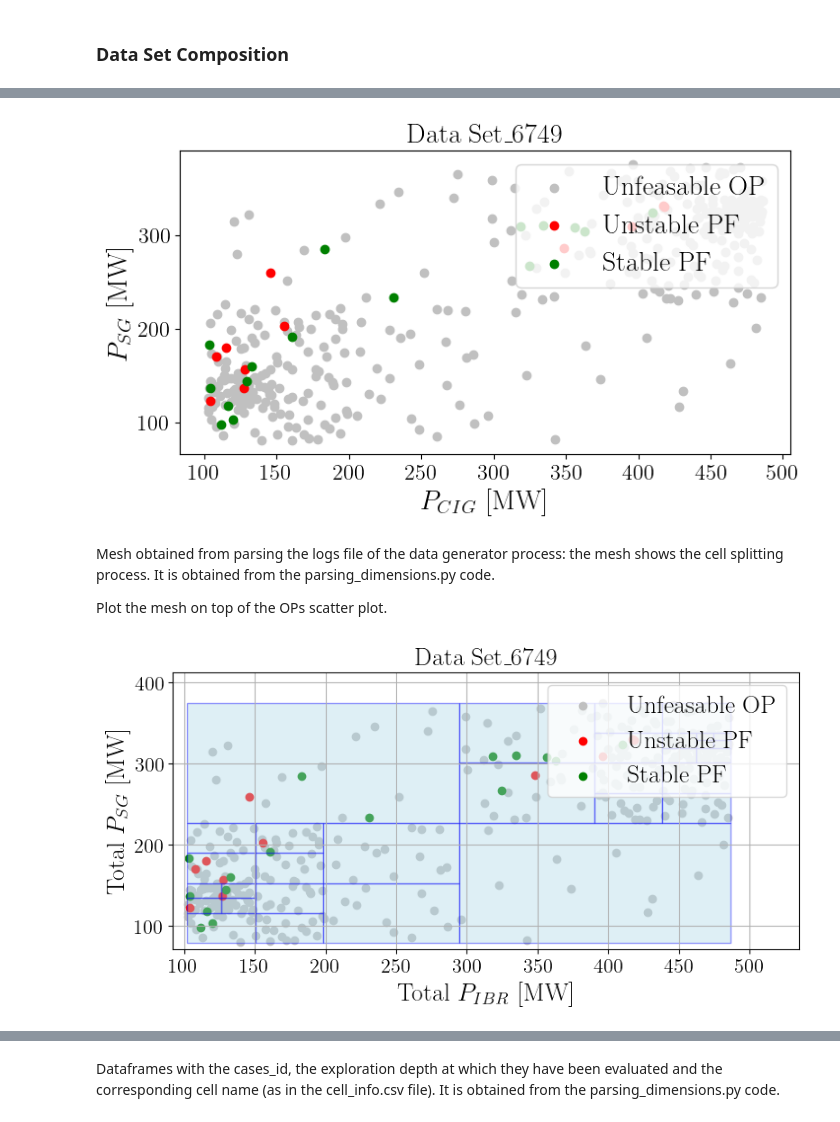
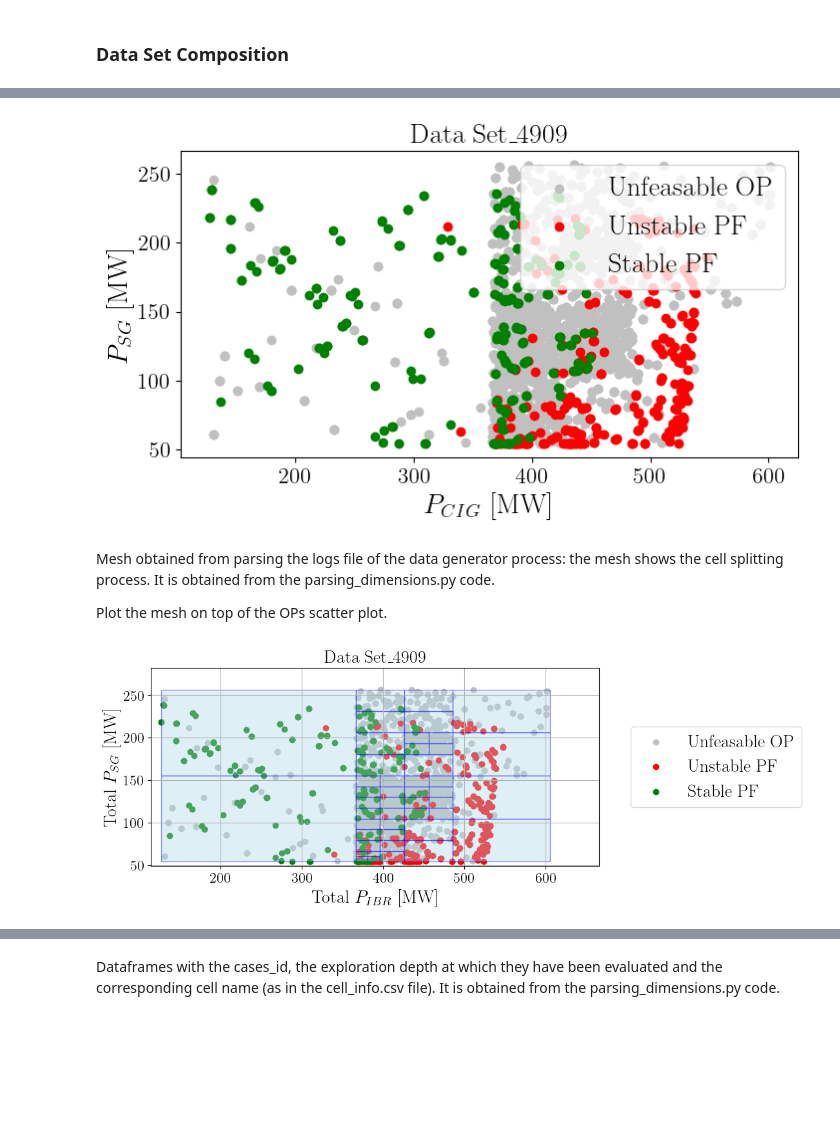
Before and after one commit to MauroGarciaLorenzo/datagen, a Jupyter notebook: post_processing/Post_processing_MultipleDataSets.ipynb, the cells around one changed output, grey strips where cells are left out. Cells and saved outputs as stored; diff of their text form; code cells hidden in the pictures; blank space fills up the shorter version.

```diff
--- a/post_processing/Post_processing_MultipleDataSets.ipynb
+++ b/post_processing/Post_processing_MultipleDataSets.ipynb
@@ -38,7 +38,7 @@ plt.rcParams.update({"figure.figsize": [8, 4],
 # %%
 path = '../results/'
 
-dir_names=[dir_name for dir_name in os.listdir(path)][1:2]# if dir_name.startswith('datagen') and 'zip' not in dir_name]#
+dir_names=[dir_name for dir_name in os.listdir(path) if '_4909' in dir_name]# or '_3518' in dir_name]# if dir_name.startswith('datagen') and 'zip' not in dir_name]#
 
 results_dataframes_datasets=dict()
 dataset_ID_list=[]
@@ -275,7 +275,7 @@ for dataset_ID in dataset_ID_list:
     plt.legend()
     ax.set_title('Data Set'+dataset_ID)
 # %% [output]
-[figure, old version]
+[figure, new version]
 # %% [markdown]
 Mesh obtained from parsing the logs file of the data generator process: the mesh shows the cell splitting process. It is obtained from the parsing_dimensions.py code.
 
@@ -288,17 +288,17 @@ for dataset_ID in dataset_ID_list:
 # %%
 for dataset_ID in dataset_ID_list:
 
     fig, ax = plt.subplots()
     ax.scatter(dimensions_caseid_unfeasible_DS[dataset_ID]['p_cig'], dimensions_caseid_unfeasible_DS[dataset_ID]['p_sg'],color='silver', label='Unfeasable OP')
     ax.scatter(dimensions_caseid_feasible_DS[dataset_ID].query('Stability ==0')['p_cig'], dimensions_caseid_feasible_DS[dataset_ID].query('Stability ==0')['p_sg'], color='r',label='Unstable PF')
     ax.scatter(dimensions_caseid_feasible_DS[dataset_ID].query('Stability ==1')['p_cig'], dimensions_caseid_feasible_DS[dataset_ID].query('Stability ==1')['p_sg'], color='g', label='Stable PF')
     ax.set_xlabel('$P_{CIG}$ [MW]')
     ax.set_ylabel('$P_{SG}$ [MW]')
     plot_mesh(mesh_df_DS[dataset_ID], ax)
-    plt.legend()
+    ax.legend(loc="center left", bbox_to_anchor=(1.05, 0.5))
     ax.set_title('Data Set'+dataset_ID)
 # %% [output]
-[figure, old version]
+[figure, new version]
 # %%
 for dataset_ID in dataset_ID_list:
 
```
Also changed, not shown: parts of 8 cells of this notebook, 3 other files.
